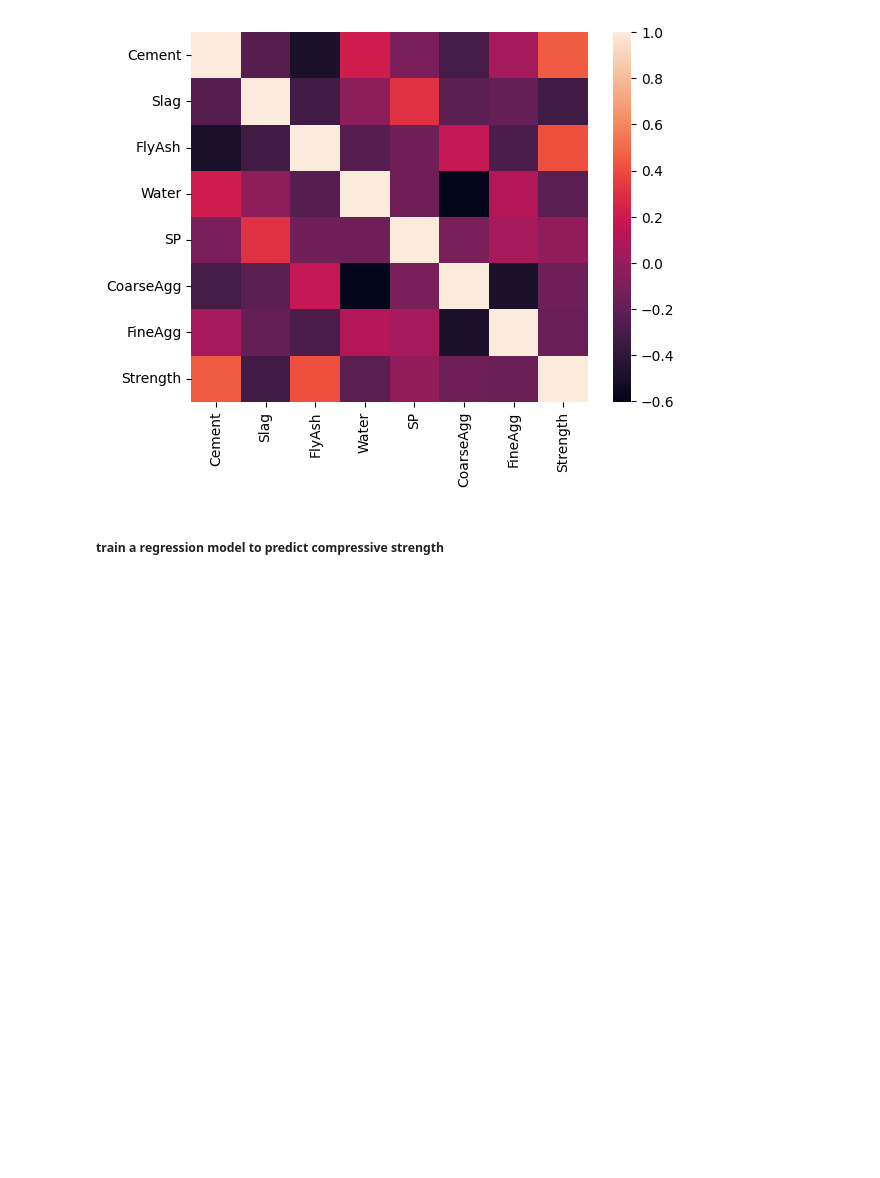
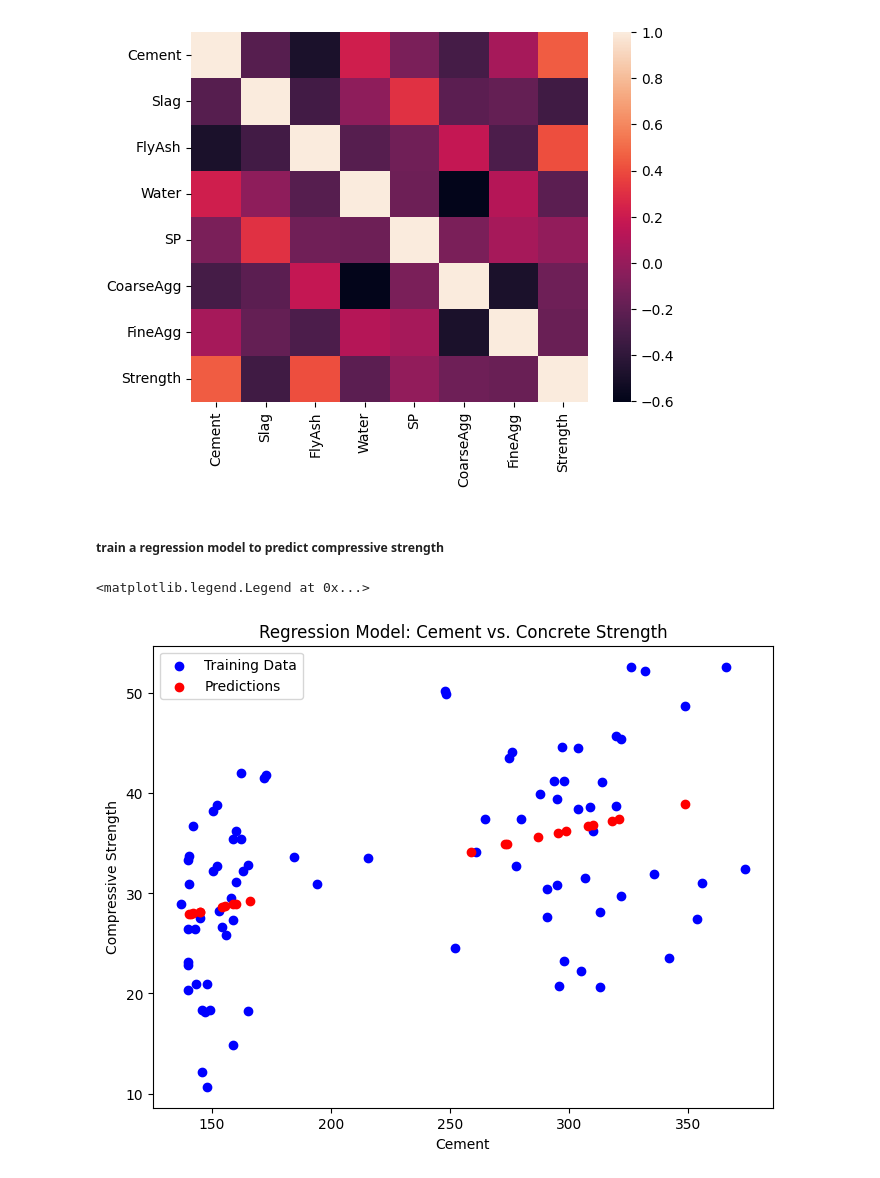
Before and after one commit to AIgineerAB/Python_OPA24_code_along, a Jupyter notebook: code_along_12mar.ipynb, the cells around one changed output. Cells and saved outputs as stored; diff of their text form; code cells hidden in the pictures; blank space fills up the shorter version.

```diff
--- a/code_along_12mar.ipynb
+++ b/code_along_12mar.ipynb
@@ -69,0 +76,28 @@ sns.heatmap(cormat)
+# %%
+# Splitting dataset
+X = con[["Cement"]]  # Independent variable
+y = con["Strength"]  # Dependent variable
+
+X_train, X_test, y_train, y_test = train_test_split(X, y, test_size=0.2, random_state=42)
+# %%
+# Train the model
+model = LinearRegression()
+model.fit(X_train, y_train)
+
+# Make predictions
+y_pred = model.predict(X_test)
+# %%
+plt.figure(figsize=(8,6))
+
+plt.scatter(X_train, y_train, color="blue", label="Training Data")
+
+plt.scatter(X_test, y_pred, color="red", label="Predictions")
+
+plt.xlabel("Cement")
+plt.ylabel("Compressive Strength")
+plt.title("Regression Model: Cement vs. Concrete Strength")
+
+plt.legend()
+# %% [output]
+<matplotlib.legend.Legend at 0x...>
+[figure, added]
```
Also changed, not shown: parts of 2 cells of this notebook.
